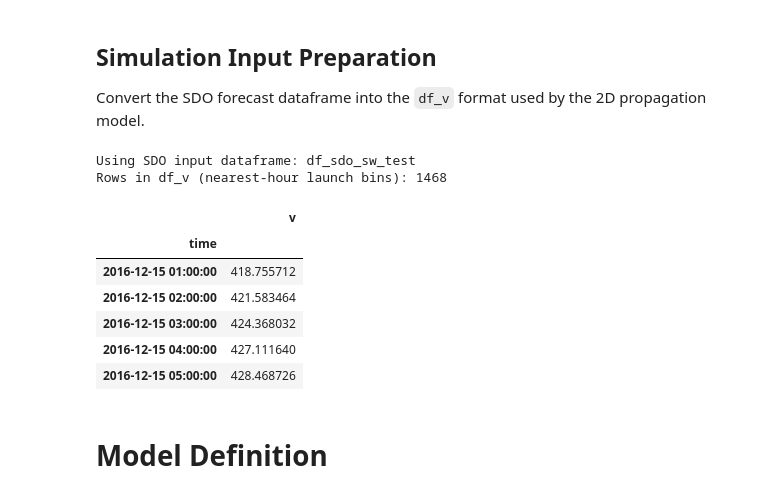
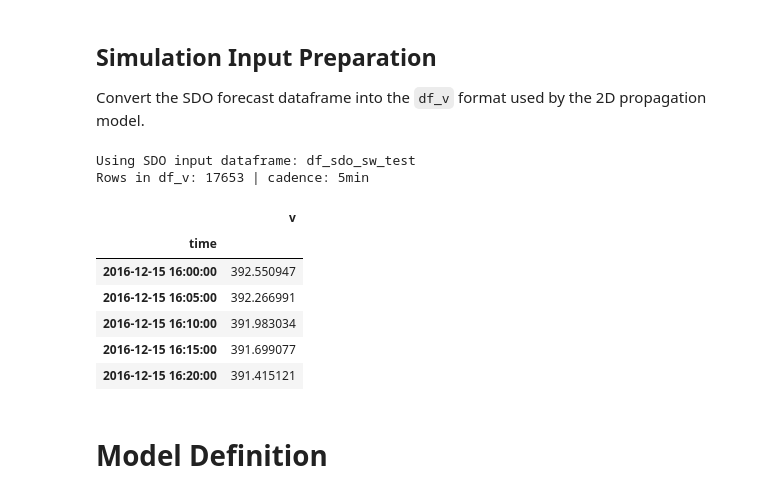
Before and after one commit to oscu0/helio-n, a Jupyter notebook: SW.ipynb, the cells around one changed output. Saved outputs shown, nothing was run; the diff lists cells and outputs as text; code cells hidden in the pictures.

Commit message:
SW update for superresolution

```diff
--- a/SW.ipynb
+++ b/SW.ipynb
@@ -94,51 +147,50 @@ Convert the SDO forecast dataframe into the `df_v` format used by the 2D propaga
 # %%
 required_cols = {"dt", "ch_relative_area"}
 candidate_df_names = ["df_sdo_sw_test", "df_sdo_sw_2017_06", "df_sdo_sw"]
-
 sdo_input_df_name = next(
     (name for name in candidate_df_names if name in globals() and required_cols.issubset(globals()[name].columns)),
     None,
 )
 assert sdo_input_df_name is not None, "No SDO dataframe found with dt and ch_relative_area"
 sdo_input_df = globals()[sdo_input_df_name].copy()
-
 sdo_input_df["dt"] = pd.to_datetime(sdo_input_df["dt"])
 sdo_input_df["ch_relative_area"] = pd.to_numeric(sdo_input_df["ch_relative_area"], errors="coerce")
 sdo_input_df = sdo_input_df.dropna(subset=["dt", "ch_relative_area"]).sort_values("dt")
-
 # Fast empirical model on full dataframe with chunked vectorization + progress bar
 area_values = sdo_input_df["ch_relative_area"].to_numpy(dtype=float)
 v_empirical = np.empty_like(area_values, dtype=float)
 chunk = 200_000
 for i in tqdm(range(0, len(area_values), chunk), desc="empirical v(area)", unit="rows"):
     j = min(i + chunk, len(area_values))
     v_empirical[i:j] = v_min + a * (area_values[i:j] ** alpha)
 sdo_input_df["v_empirical"] = v_empirical
-
 # Assign each source sample to nearest launch hour (±30 min coverage)
 launch_time = (sdo_input_df["dt"] + pd.Timedelta(minutes=30)).dt.floor("1h")
 df_v = (
     pd.DataFrame({"time": launch_time, "v": sdo_input_df["v_empirical"]})
     .groupby("time", as_index=True)["v"].mean()
     .to_frame()
     .sort_index()
 )
-
-sim_start = df_v.index.min().floor("1h")
-sim_end = (df_v.index.max() + pd.Timedelta(days=7)).ceil("1h")
+if superresolution_enabled:
+    sr_index = pd.date_range(df_v.index.min().floor(time_freq), df_v.index.max().ceil(time_freq), freq=time_freq)
+    df_v = df_v.reindex(sr_index).interpolate(method="time").ffill().bfill()
+    df_v.index.name = "time"
+sim_start = df_v.index.min().floor(time_freq)
+sim_end = (df_v.index.max() + pd.Timedelta(days=7)).ceil(time_freq)
 print("Using SDO input dataframe:", sdo_input_df_name)
-print("Rows in df_v (nearest-hour launch bins):", len(df_v))
+print("Rows in df_v:", len(df_v), "| cadence:", time_freq)
 df_v.head()
 # %% [output]
 Using SDO input dataframe: df_sdo_sw_test
-Rows in df_v (nearest-hour launch bins): 1468
+Rows in df_v: 17653 | cadence: 5min
 |  | v |
 | time |  |
-| 2016-12-15 01:00:00 | 418.755712 |
-| 2016-12-15 02:00:00 | 421.583464 |
-| 2016-12-15 03:00:00 | 424.368032 |
-| 2016-12-15 04:00:00 | 427.111640 |
-| 2016-12-15 05:00:00 | 428.468726 |
+| 2016-12-15 16:00:00 | 392.550947 |
+| 2016-12-15 16:05:00 | 392.266991 |
+| 2016-12-15 16:10:00 | 391.983034 |
+| 2016-12-15 16:15:00 | 391.699077 |
+| 2016-12-15 16:20:00 | 391.415121 |
 # %% [markdown]
 # Model Definition
 # %% [markdown]
```
Also changed, not shown: parts of 32 cells of this notebook.
